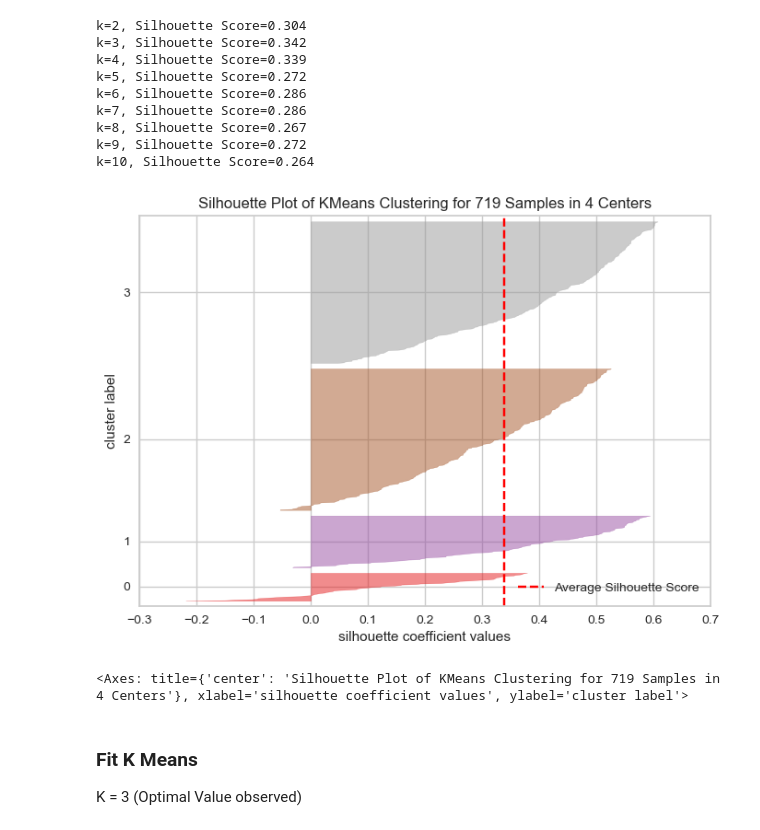
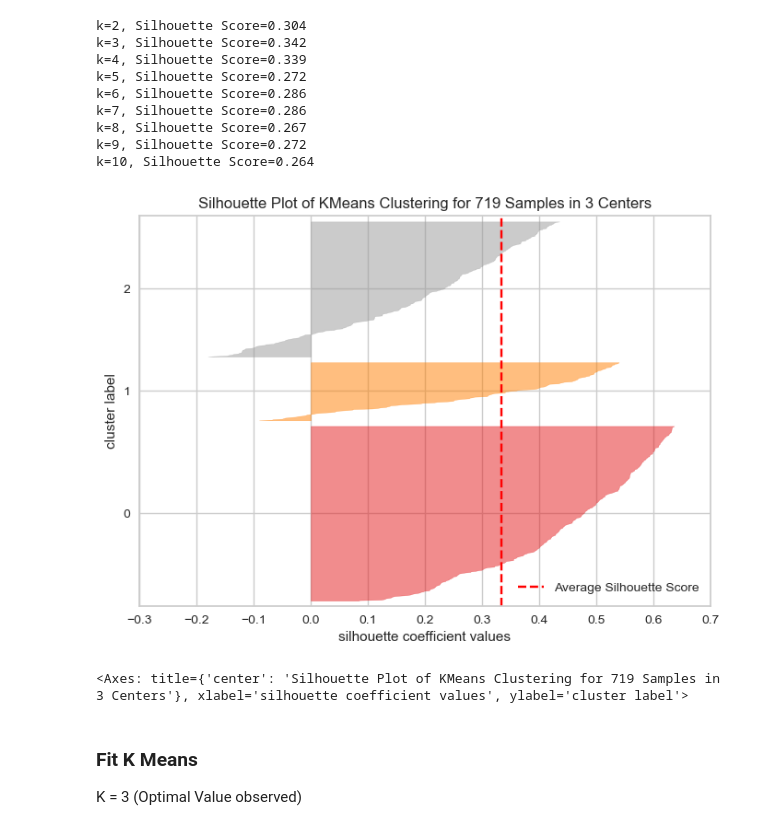
Before and after one commit to bbhatta10/E-Commerce-Sales-Insights-Tableau-Dashboard-, a Jupyter notebook: BI.ipynb, the cells around one changed output. Drawn from its saved outputs; the diff is of its cells as text; code cells hidden in the pictures.

```diff
--- a/BI.ipynb
+++ b/BI.ipynb
@@ -1561,14 +1561,14 @@ k=10, Silhouette Score=0.264
 # %%
 from yellowbrick.cluster import SilhouetteVisualizer
 from sklearn.cluster import KMeans
 
-kmeans = KMeans(n_clusters=4, random_state=42)
+kmeans = KMeans(n_clusters=3, random_state=42)
 visualizer = SilhouetteVisualizer(kmeans)  # omit colors
 visualizer.fit(rfm_scaled_df)  # numeric scaled data only
 visualizer.show()
 # %% [output]
-[figure, old version]
+[figure, new version]
-<Axes: title={'center': 'Silhouette Plot of KMeans Clustering for 719 Samples in 4 Centers'}, xlabel='silhouette coefficient values', ylabel='cluster label'>
+<Axes: title={'center': 'Silhouette Plot of KMeans Clustering for 719 Samples in 3 Centers'}, xlabel='silhouette coefficient values', ylabel='cluster label'>
 # %% [markdown]
 ### Fit K Means
 K = 3 (Optimal Value observed)
```
